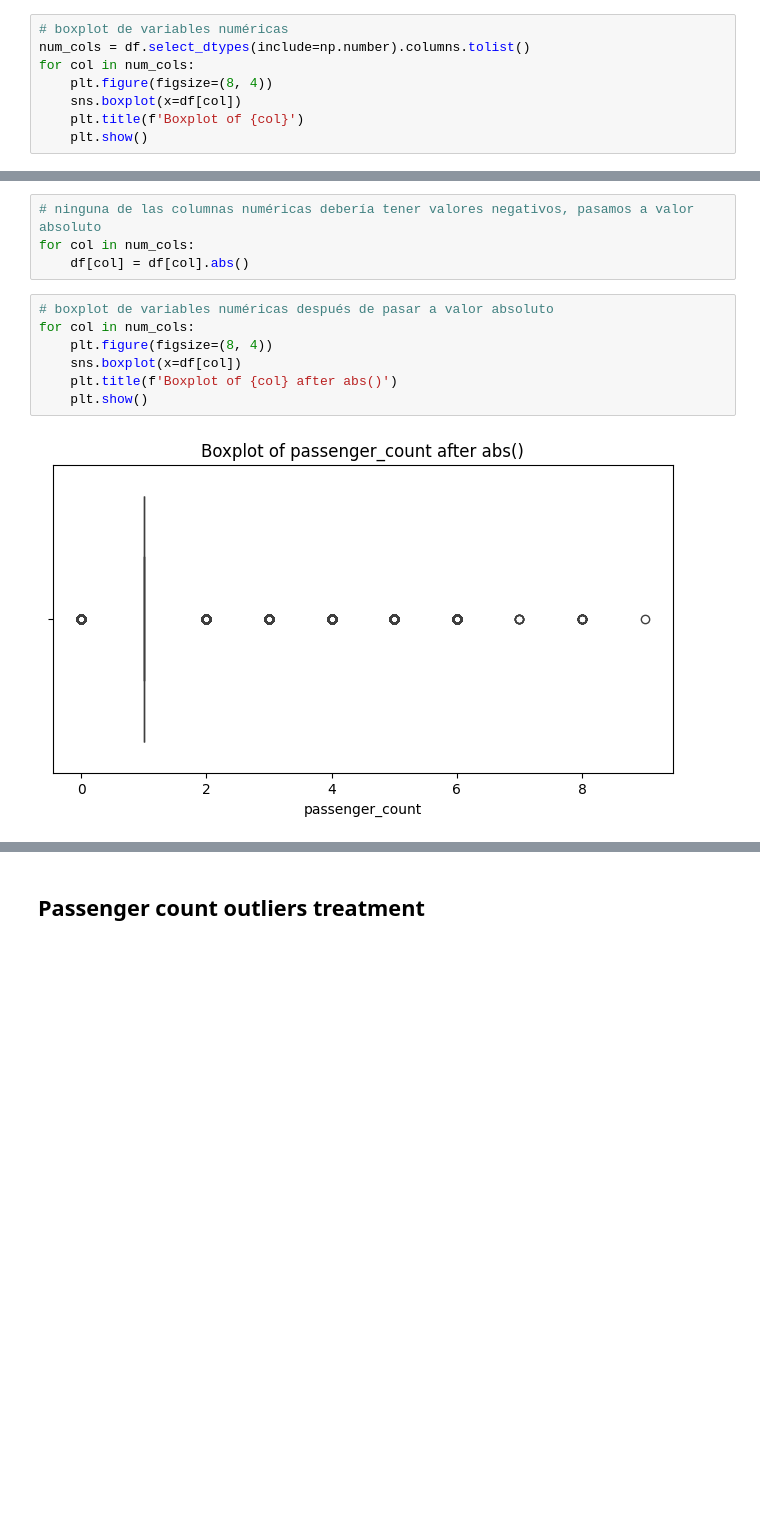
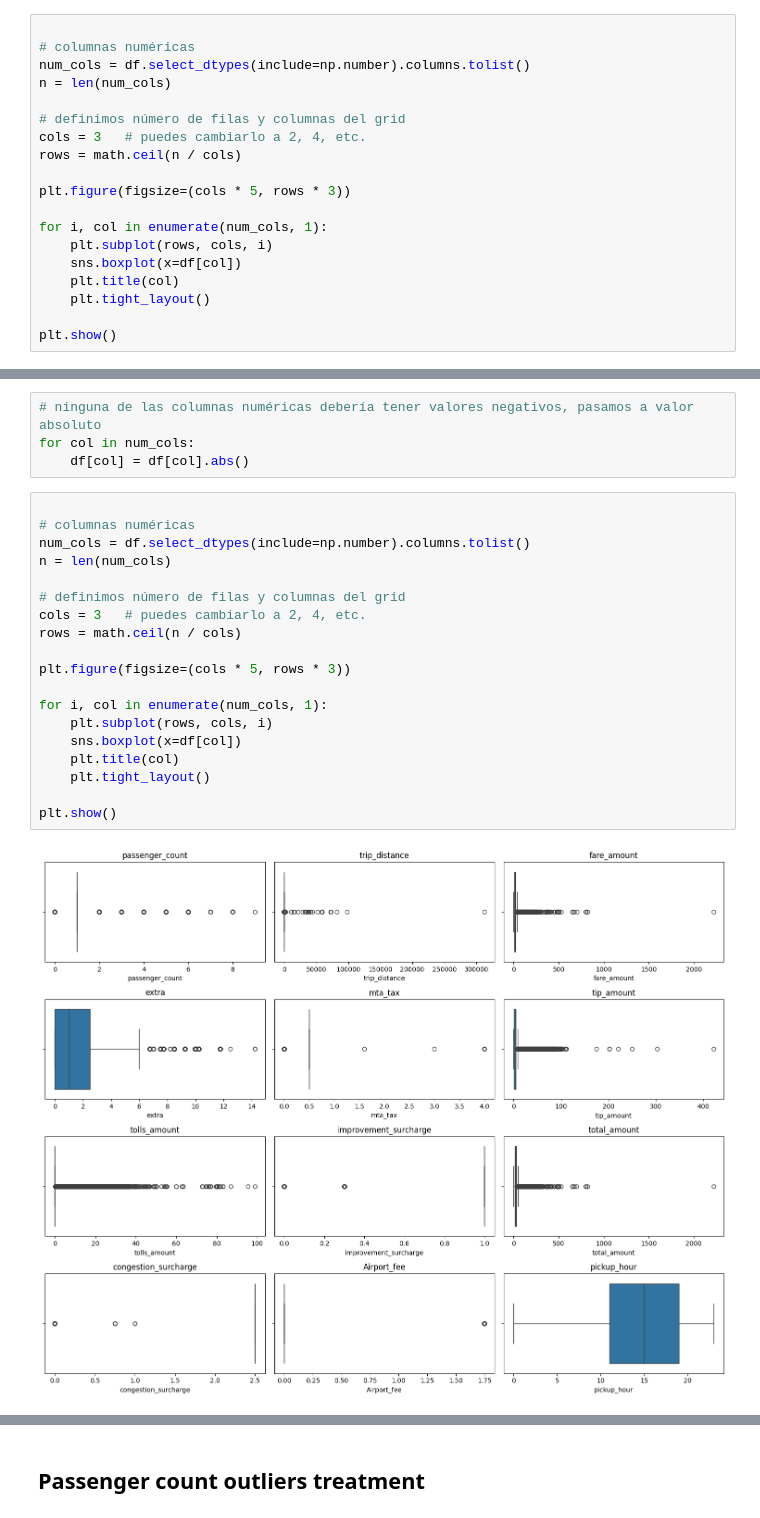
Before and after one commit to gasparrivollier/CEIA_AndD_TP_Grupo2, a Jupyter notebook: notebooks/AndD_tp_outliers_processing.ipynb, the cells around one changed output, grey strips where cells are left out. Drawn from its saved outputs; the diff is of its cells as text; blank space fills up the shorter version.

```diff
--- a/notebooks/AndD_tp_outliers_processing.ipynb
+++ b/notebooks/AndD_tp_outliers_processing.ipynb
@@ -32,11 +33,22 @@ pd.set_option('display.float_format', '{:.2f}'.format)
 # %% [markdown]
 ## Análisis de outliers
 # %%
-# boxplot de variables numéricas
+
+# columnas numéricas
 num_cols = df.select_dtypes(include=np.number).columns.tolist()
-for col in num_cols:
-    plt.figure(figsize=(8, 4))
+n = len(num_cols)
+
+# definimos número de filas y columnas del grid
+cols = 3   # puedes cambiarlo a 2, 4, etc.
+rows = math.ceil(n / cols)
+
+plt.figure(figsize=(cols * 5, rows * 3))
+
+for i, col in enumerate(num_cols, 1):
+    plt.subplot(rows, cols, i)
     sns.boxplot(x=df[col])
-    plt.title(f'Boxplot of {col}')
-    plt.show()
+    plt.title(col)
+    plt.tight_layout()
+
+plt.show()
 # %% [output]
@@ -59,11 +60,23 @@ for col in num_cols:
 for col in num_cols:
     df[col] = df[col].abs()
 # %%
-# boxplot de variables numéricas después de pasar a valor absoluto
-for col in num_cols:
-    plt.figure(figsize=(8, 4))
+
+# columnas numéricas
+num_cols = df.select_dtypes(include=np.number).columns.tolist()
+n = len(num_cols)
+
+# definimos número de filas y columnas del grid
+cols = 3   # puedes cambiarlo a 2, 4, etc.
+rows = math.ceil(n / cols)
+
+plt.figure(figsize=(cols * 5, rows * 3))
+
+for i, col in enumerate(num_cols, 1):
+    plt.subplot(rows, cols, i)
     sns.boxplot(x=df[col])
-    plt.title(f'Boxplot of {col} after abs()')
-    plt.show()
+    plt.title(col)
+    plt.tight_layout()
+
+plt.show()
 # %% [output]
-[figure, old version]
+[figure, new version]
```
Also changed, not shown: parts of 12 cells of this notebook.
